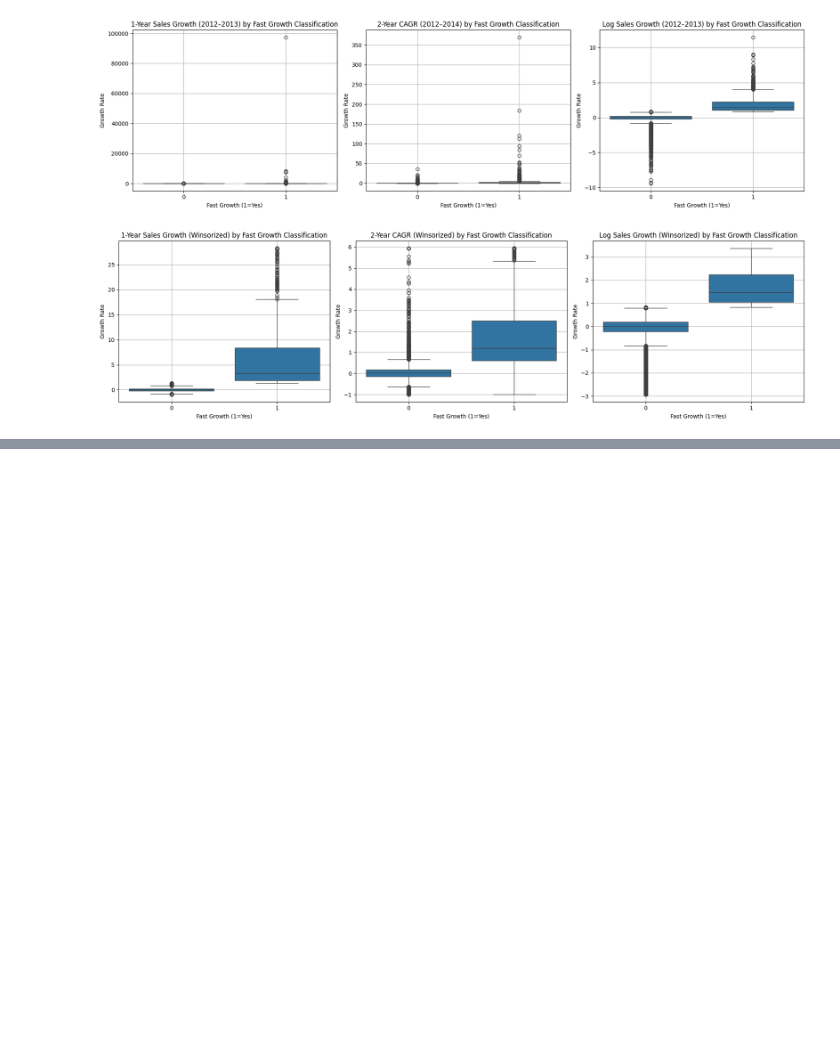
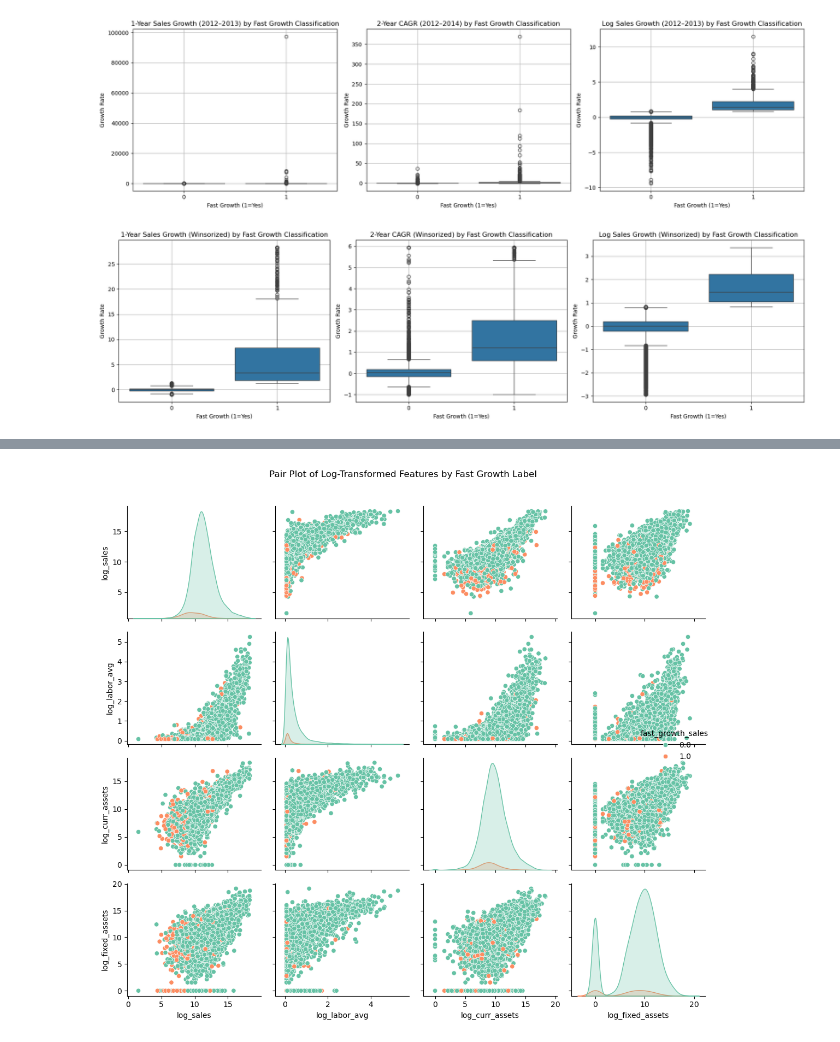
Before and after one commit to shirind76/Data_Analysis_3, a Jupyter notebook: A3/A3.ipynb, the cells around one changed output, grey strips where cells are left out. Saved outputs shown, nothing was run; the diff lists cells and outputs as text; code cells hidden in the pictures; blank space fills up the shorter version.

```diff
--- a/A3/A3.ipynb
+++ b/A3/A3.ipynb
@@ -440,3 +459,20 @@ plt.show()
 # %% [output]
 [figure]
 [figure]
+# %%
+# Step 1: Reset index on sales_pivot
+sales_pivot_reset = sales_pivot.reset_index()
+
+# Step 2: Drop any pre-existing fast_growth_* columns from df_growth
+df_growth_clean = df_growth.drop(columns=[
+    col for col in df_growth.columns if col.startswith("fast_growth")
+], errors='ignore')
+
+# Step 3: Merge with clean df
+df_vis = df_growth_clean.merge(sales_pivot_reset, on="comp_id", how="left")
+
+# Step 4: Filter to 2012 base year
+df_vis = df_vis[df_vis["year"] == 2012]
+
+# Done! Now no suffixes and clean target columns
+df_vis.head()
@@ -442,0 +487,21 @@ plt.show()
+# %%
+# Keep all columns, just define the subset you want to log-transform
+log_targets = ["sales", "labor_avg", "curr_assets", "fixed_assets"]
+
+# Make sure each is numeric before applying transformation
+for col in log_targets:
+    df_vis[col] = pd.to_numeric(df_vis[col], errors="coerce")  # ensure numeric
+    df_vis[f"log_{col}"] = np.log1p(df_vis[col])               # add log version
+
+# Drop rows with missing values in just the transformed subset and the label
+log_cols = [f"log_{col}" for col in log_targets]
+df_vis_clean = df_vis.dropna(subset=log_cols + ["fast_growth_sales"])
+import seaborn as sns
+import matplotlib.pyplot as plt
+
+sns.pairplot(df_vis_clean, vars=log_cols, hue="fast_growth_sales", palette="Set2")
+plt.suptitle("Pair Plot of Log-Transformed Features by Fast Growth Label", y=1.02)
+plt.tight_layout()
+plt.show()
+# %% [output]
+[figure, added]
```
Also changed, not shown: parts of 14 cells of this notebook, 1 other file.
